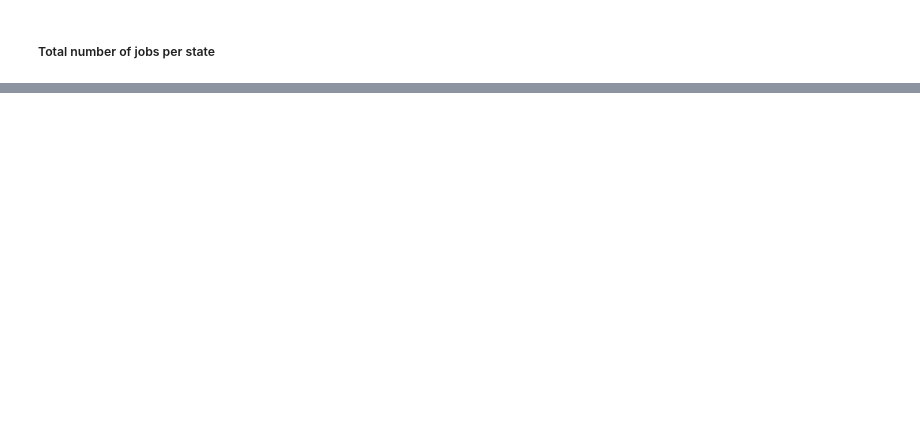
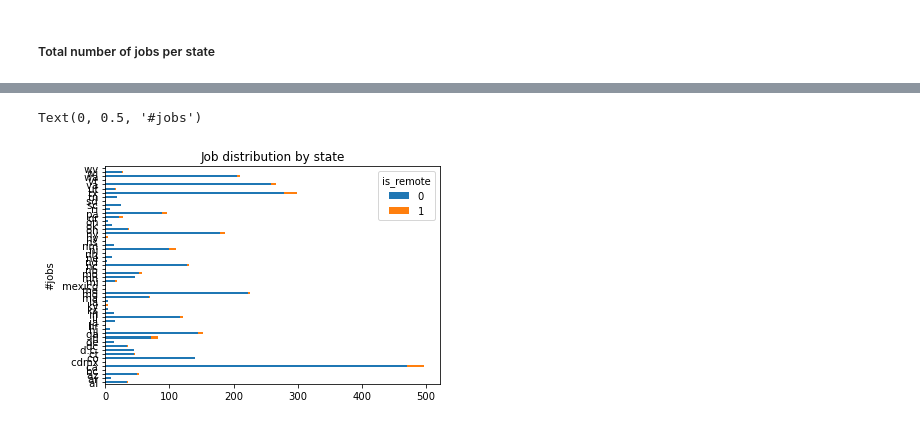
Before and after one commit to ChitraChaudhari/Jobsite-Listings-Capstone, a Jupyter notebook: Dice_EDA.ipynb, the cells around one changed output, grey strips where cells are left out. Saved outputs shown, nothing was run; the diff lists cells and outputs as text; code cells hidden in the pictures; blank space fills up the shorter version.

```diff
--- a/Dice_EDA.ipynb
+++ b/Dice_EDA.ipynb
@@ -170,3 +311,0 @@ Name: country, dtype: int64
-# %%
-df_dice['country'] = df_dice['country'].str.replace('dc', 'usa')
-df_dice.country.value_counts()
@@ -196,8 +311,0 @@ df_dice
-# %%
-experience_levels = ['associate','senior','intern','staff','principal',
-                  'director','leader','manager','specialist','entry level','machine learning'
-                    ,'junior','jr','sr']
-
-df_dice['experience_level'] = '0'
-for index,level in enumerate(experience_levels):
-    df_dice['experience_level'] = np.where(df_dice['description'].str.contains(level),level,df_dice['experience_level'])
@@ -223,22 +311,0 @@ Name: experience_level, dtype: int64
-# %%
-skills=['python','java','sql','spark','hadoop','machine learning','hive','pig','git','nosql','aws','azure', 'power bi', 'tableau','etl','agile','relational databases','postgres','matlab','graphql','data analysis','excel','data modeling','shell scripting','gcp','cloud computing','deep learning','nlp','flask','eda']
-
-df_dice['skills'] = np.nan
-
-for ind in df_dice.index:
-    skillSummary=df_dice['description'][ind]
-
-    skillSummary = re.sub("[^a-zA-Z]",  # Search for all non-letters
-                          " ",          # Replace all non-letters with spaces
-                          str(skillSummary))
-    skillsArray = ''
-    for skill in skills:
-        if  re.search(skill,skillSummary):
-            skillsArray=skillsArray+skill+','
-    skillsArray = skillsArray[:-1]
-    #print(skillsArray)
-    #print(ind)
-    if ind < len(df_dice):
-        df_dice['skills'].iloc[ind]=skillsArray
-#df.loc[df['skills'].str.contains('NaN',na=True), 'skills'] ='Nothing_found'
-df_dice.head(15)
@@ -363,7 +362,0 @@ c2.bar(city_group.iloc[-20:-1].index,city_group.iloc[-20:-1].values)
-# %%
-plt.rcParams['figure.figsize'] = 10,8
-g2  = sns.barplot(df_dice.city.value_counts().values[1:21], df_dice.city.value_counts().index[1:21])
-plt.xlabel('Number of jobs')
-plt.ylabel('City')
-plt.title('Jobs Based on City')
-plt.show()
@@ -414,3 +383,10 @@ plt.show()
+# %%
+unstacked = df_dice.groupby(['state','is_remote']).size().unstack()
+subplot = unstacked.plot(kind='barh', stacked=True,  title='Job distribution by state')
+subplot.set_ylabel('#jobs')
+# %% [output]
+Text(0, 0.5, '#jobs')
+[figure, added]
 # %%
 df_dice.company.value_counts().head(20)
 # %% [output]
```
Also changed, not shown: parts of 68 cells of this notebook, 2 other files.
